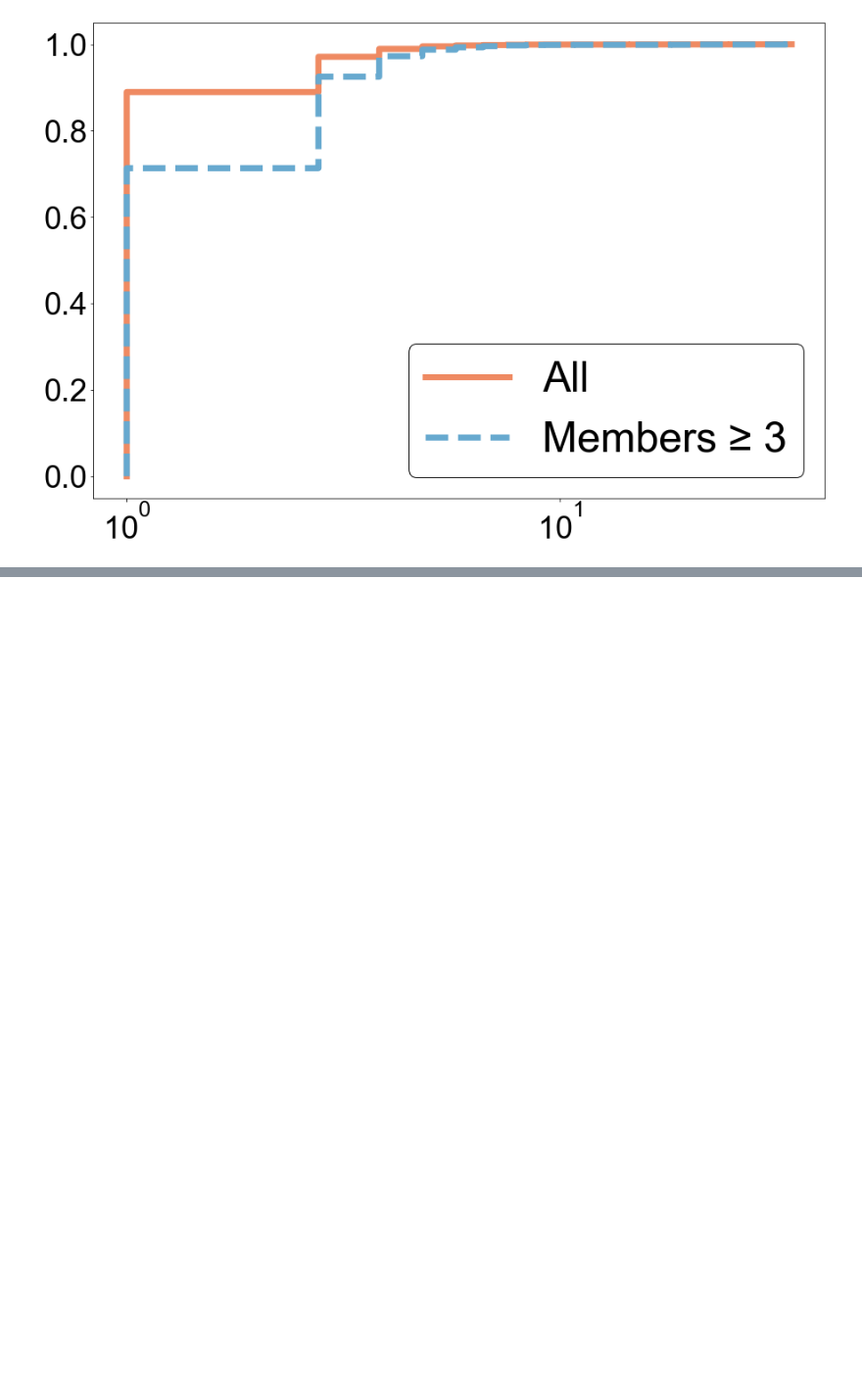
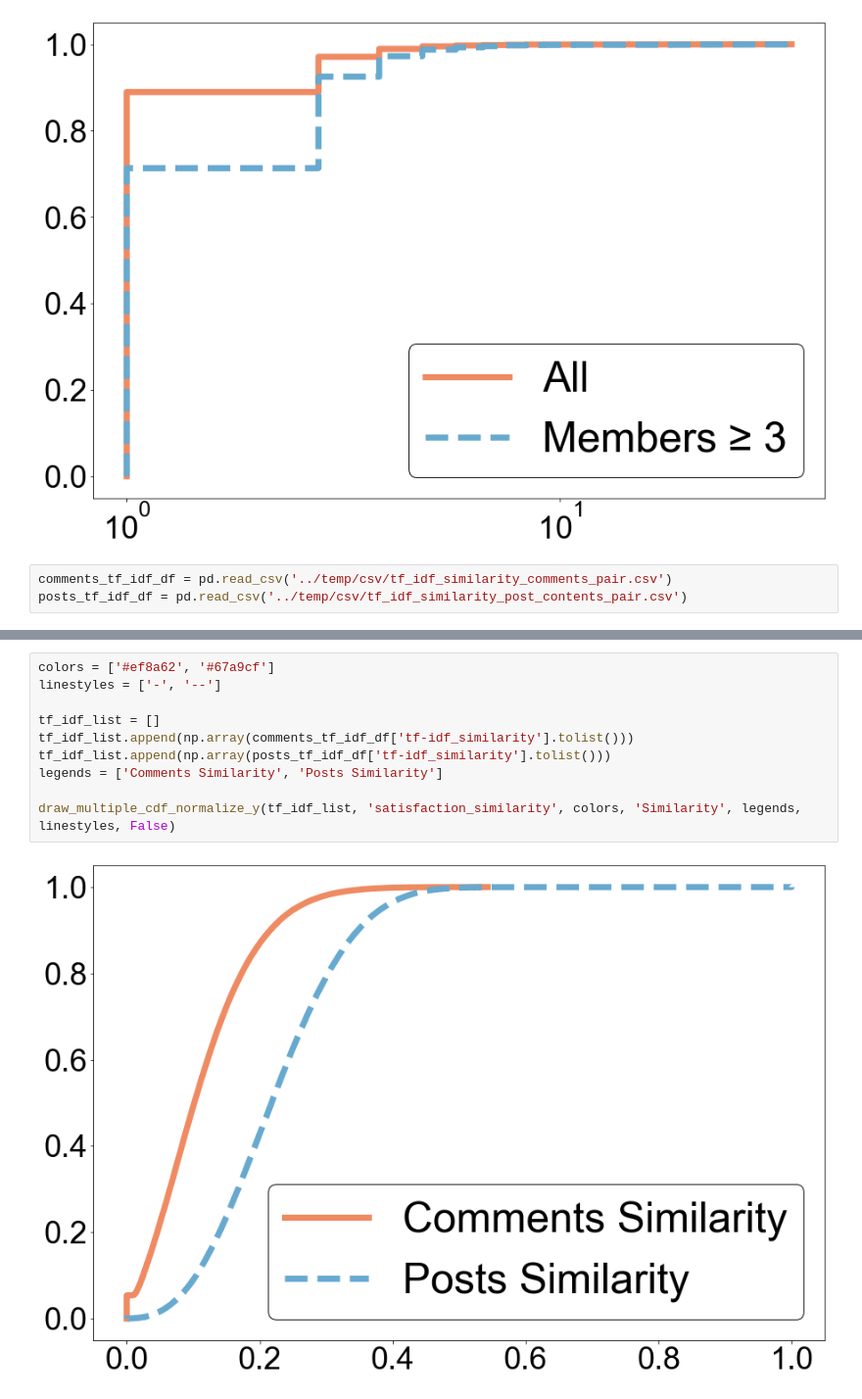
Before and after one commit to tr0up2r/plotting-and-graph-analysis, a Jupyter notebook: figure/cdf.ipynb, the cells around one changed output, grey strips where cells are left out. Shown at 98% size. Drawn from its saved outputs; the diff is of its cells as text; blank space fills up the shorter version.

Commit message:
predicting satisfaction 위한 cdf 추가.

```diff
--- a/figure/cdf.ipynb
+++ b/figure/cdf.ipynb
@@ -323,3 +323,6 @@ legends = ['All', 'Members ≥ 3']
 draw_multiple_cdf_normalize_y(np_result_list5, "cdf_num_of_subreddit_by_community", colors, 'subreddit', legends, linestyles, True)
 # %% [output]
 [figure]
+# %%
+comments_tf_idf_df = pd.read_csv('../temp/csv/tf_idf_similarity_comments_pair.csv')
+posts_tf_idf_df = pd.read_csv('../temp/csv/tf_idf_similarity_post_contents_pair.csv')
@@ -325,0 +346,12 @@ draw_multiple_cdf_normalize_y(np_result_list5, "cdf_num_of_subreddit_by_communit
+# %%
+colors = ['#ef8a62', '#67a9cf']
+linestyles = ['-', '--']
+
+tf_idf_list = []
+tf_idf_list.append(np.array(comments_tf_idf_df['tf-idf_similarity'].tolist()))
+tf_idf_list.append(np.array(posts_tf_idf_df['tf-idf_similarity'].tolist()))
+legends = ['Comments Similarity', 'Posts Similarity']
+
+draw_multiple_cdf_normalize_y(tf_idf_list, 'satisfaction_similarity', colors, 'Similarity', legends, linestyles, False)
+# %% [output]
+[figure, added]
```
Also changed, not shown: parts of 2 cells of this notebook.
